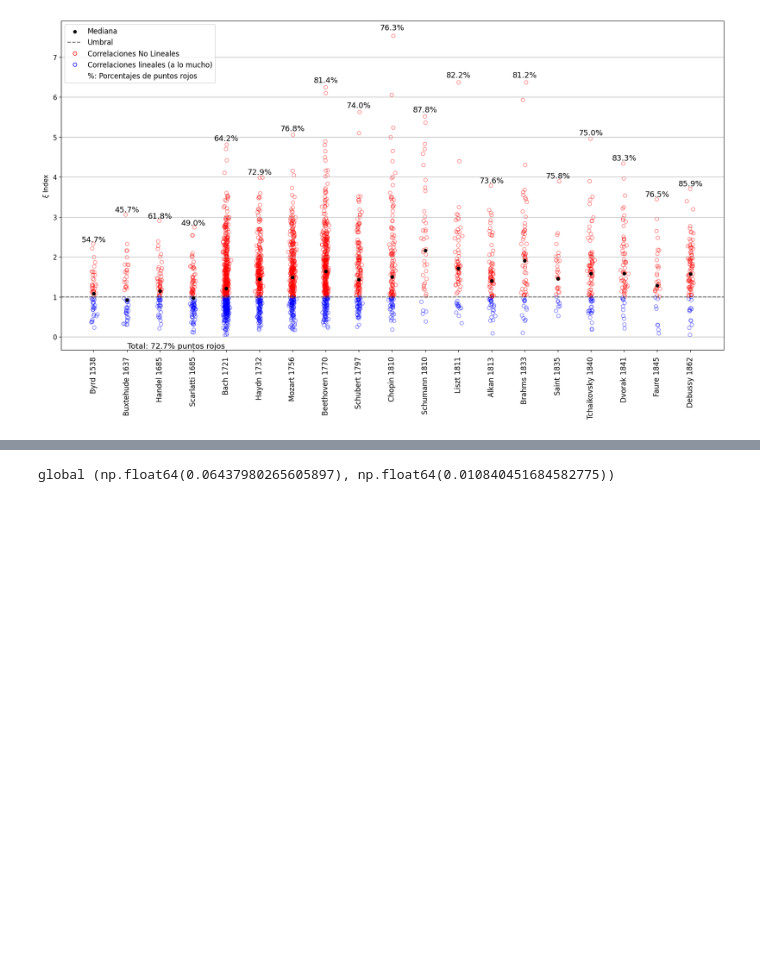
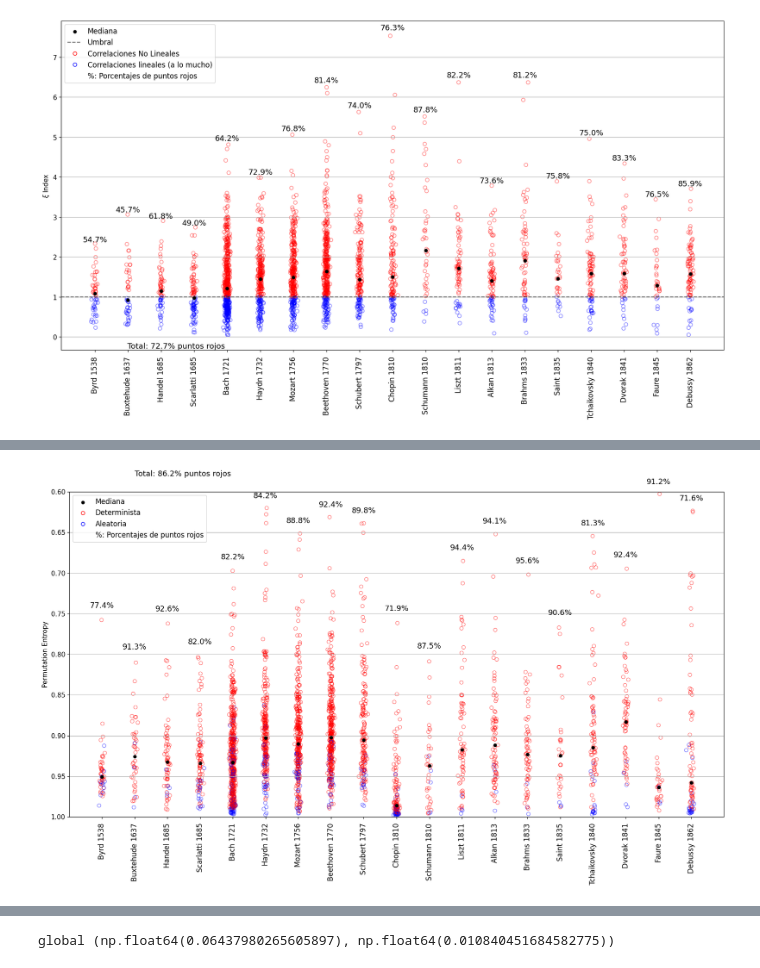
Before and after one commit to EduardoGarcia528/Tesis, a Jupyter notebook: musica-tesis/Limpiar_piezas.ipynb, the cells around one changed output, grey strips where cells are left out. Drawn from its saved outputs; the diff is of its cells as text; code cells hidden in the pictures; blank space fills up the shorter version.

```diff
--- a/musica-tesis/Limpiar_piezas.ipynb
+++ b/musica-tesis/Limpiar_piezas.ipynb
@@ -321,0 +314,87 @@ len(np.concatenate(data2))
+# %%
+"""Scatter PEs"""
+
+import numpy as np
+import matplotlib.pyplot as plt
+import os
+from matplotlib.lines import Line2D
+
+num_compositores = 19
+PEs = []
+PEs_null = []
+carpeta = r'new_data\PEs_absdiff'
+carpeta_null = r'new_data\PEs_null_absdiff'
+for archivo,archivo_null in zip(os.listdir(carpeta), os.listdir(carpeta_null)):
+    if "PEs" in archivo:
+        ruta_completa = os.path.join(carpeta, archivo)
+        ruta_completa_null = os.path.join(carpeta_null, archivo_null)
+        array = np.load(ruta_completa)
+        array_null = np.load(ruta_completa_null)
+        PEs.append(array)
+        PEs_null.append(array_null)
+# np.save("PEs_min.npy", np.array(PEs_null, dtype=object))
+# Aquí, asume que `puntos` es la lista con los num_compositores elementos
+puntos2 = [np.mean(array) for array in PEs_null]
+mediana = [np.median(array) for array in PEs]
+print('mean',np.mean(puntos2))
+
+fig, ax = plt.subplots(figsize=(20, 10))
+# box2 = ax.boxplot(data2, patch_artist=True)
+
+total_red_points = 0
+total_points = 0
+porcentajes_PE = []
+for i, (d, u) in enumerate(zip(PEs, PEs_null)):
+    mask = d > 0.6
+
+    # Aplicar máscara a ambos arrays
+    d = d[mask]
+    u = u[mask]
+    # Añadir dispersión para evitar superposición
+    x = np.random.normal(i + 1, 0.04, size=len(d))
+    colors = ['red' if d_val < u_val else 'blue' for d_val, u_val in zip(d, [x for x in u])]
+    plt.scatter(x, d, alpha=0.5, color='none', edgecolors=colors)
+    # Calcular porcentaje de puntos rojos
+    num_red = sum(c == 'red' for c in colors)
+    total_points += len(d)
+    total_red_points += num_red
+    percentage_red = (num_red / len(d)) * 100
+    porcentajes_PE.append(percentage_red)
+    # Calcular la posición del texto sin exceder el margen superior
+
+    # Añadir texto con el porcentaje
+    ax.text(i + 1,np.min(d)*0.98, f'{percentage_red:.1f}%', ha='center', fontsize=13, color='black')
+
+# np.save('porcentajes_run_avg_50.npy', np.array(porcentajes))
+total_percentage_red = (total_red_points / total_points) * 100
+
+# Añadir texto con el porcentaje total
+ymin = ax.get_ylim()[0]   # límite inferior actual del eje y
+xmin = ax.get_xlim()[0]   # si quieres fijarlo también en el mínimo de x, por ejemplo
+
+# Añadir texto en coordenadas de datos
+ax.text(xmin + 0.1*(ax.get_xlim()[1]-ax.get_xlim()[0]),  # un poquito a la derecha del xmin
+        ymin,                                            # justo en ymin
+        f'Total: {total_percentage_red:.1f}% puntos rojos',
+        ha='left', va='bottom', fontsize=13, color='black')
+
+ax.set_ylabel('Permutation Entropy', fontsize=11)
+ax.tick_params(axis='y', labelsize=11)
+ax.set_xticks(np.arange(1, num_compositores+1))
+
+# ax.scatter(np.arange(1, num_compositores+1), puntos2, color='#87CEEB', s=25, zorder=3, marker = 'o', label=r'Umbral $\overline{U\{ N_J \}}$')
+ax.scatter(np.arange(1, num_compositores+1), mediana, color='black',s=25,zorder=3,marker='o',label='Mediana')
+# ax.plot(np.arange(1, num_compositores+1), puntos2, color='blue', linestyle='-', linewidth=0.8)
+# ax.plot(np.arange(1, 18), mediana, color='red', linestyle='-', linewidth=0.8)
+ax.plot([],[], marker = 'o',color='none', markeredgecolor='red', label = 'Determinista')
+ax.plot([],[], marker='o', color='none', markeredgecolor='blue', label= 'Aleatoria')
+ax.plot([],[], marker='none', color='none', label = '%: Porcentajes de puntos rojos')
+
+# Agregar la leyenda al gráfico
+ax.legend(loc='upper left',fontsize=12)
+plt.gca().invert_yaxis()
+ax.set_ylim(1,0.6)
+ax.set_xticklabels([f"{composer} {datos_composers[composer]['Birth_year']} " for i, composer in enumerate(datos_composers.keys())], rotation=90,fontsize=12)
+plt.grid(axis='y')
+plt.show()
+# %% [output]
@@ -321,0 +402 @@ len(np.concatenate(data2))
+[figure, added]
```
Also changed, not shown: parts of 10 cells of this notebook, 32 other files.
